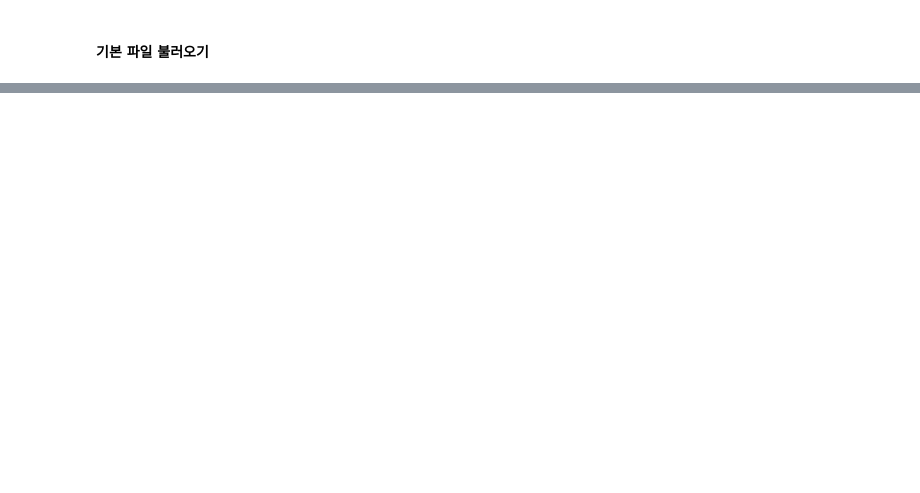
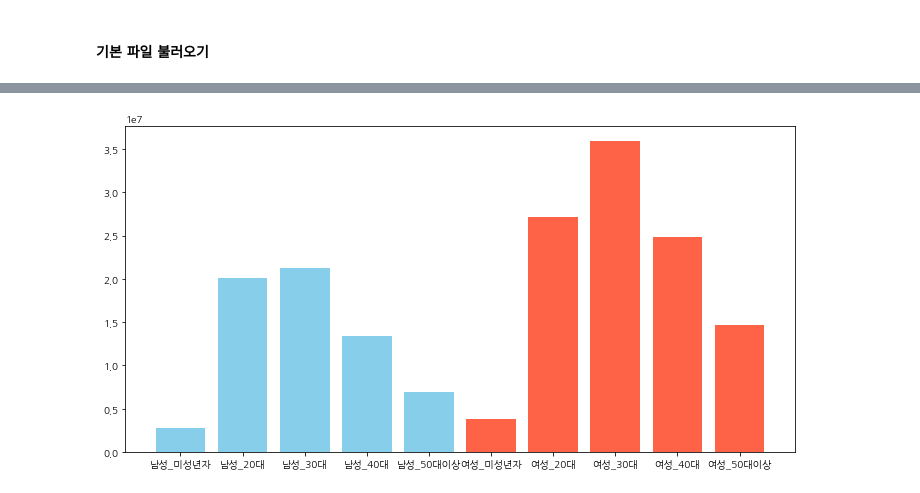
Before and after one commit to jayz0417/EDA_PROJECT, a Jupyter notebook: analysis_hypothesis_1.ipynb, the cells around one changed output, grey strips where cells are left out. Saved outputs shown, nothing was run; the diff lists cells and outputs as text; code cells hidden in the pictures; blank space fills up the shorter version.

```diff
--- a/analysis_hypothesis_1.ipynb
+++ b/analysis_hypothesis_1.ipynb
@@ -118,0 +203,32 @@ total_trend = pd.merge(left=total_trend, right=covid[["date", "daycnt"]],
+# %%
+#개별 데이터 프레임에 함수를 적용하고
+
+df_m_kid = preprocess(m_kid)
+df_m_20 = preprocess(m_20)
+df_m_30 = preprocess(m_30)
+df_m_40 = preprocess(m_40)
+df_m_senior = preprocess(m_senior)
+df_f_kid = preprocess(f_kid)
+df_f_20 = preprocess(f_20)
+df_f_30 = preprocess(f_30)
+df_f_40 = preprocess(f_40)
+df_f_senior = preprocess(f_senior)
+# %%
+#df_total이라는 데이터 프레임으로 합치기
+
+df_total = pd.DataFrame()
+df_total = pd.merge(left=df_m_kid, right=df_m_20, how="outer", on=["date", "level_1"] )
+df_total = pd.merge(left=df_total, right=df_m_30, how="outer", on=["date", "level_1"] )
+df_total = pd.merge(left=df_total, right=df_m_40, how="outer", on=["date", "level_1"] )
+df_total = pd.merge(left=df_total, right=df_m_senior, how="outer", on=["date", "level_1"] )
+df_total = pd.merge(left=df_total, right=df_f_kid, how="outer", on=["date", "level_1"] )
+df_total = pd.merge(left=df_total, right=df_f_20, how="outer", on=["date", "level_1"] )
+df_total = pd.merge(left=df_total, right=df_f_30, how="outer", on=["date", "level_1"] )
+df_total = pd.merge(left=df_total, right=df_f_40, how="outer", on=["date", "level_1"] )
+df_total = pd.merge(left=df_total, right=df_f_senior, how="outer", on=["date", "level_1"] )
+
+#컬럼명 재설정
+df_total.columns = ["date", "cate_5", "남성_미성년자", "남성_20대", "남성_30대", "남성_40대", "남성_50대이상",
+            "여성_미성년자", "여성_20대", "여성_30대", "여성_40대", "여성_50대이상"]
+# %%
+df_total["date"] = df_total["date"].astype(str)
@@ -118,0 +238,3 @@ total_trend = pd.merge(left=total_trend, right=covid[["date", "daycnt"]],
+# %%
+nut_total = df_total[df_total["cate_5"].isin(nut_list)]
+food_total = df_total[df_total["cate_5"].isin(food_list)]
@@ -118,0 +248,9 @@ total_trend = pd.merge(left=total_trend, right=covid[["date", "daycnt"]],
+# %%
+#영양제
+plt.figure(figsize = (12, 6))
+plt.bar(list(nut_total.columns[2:7]), nut_total.iloc[:,2:7].sum(axis = 0), color = "skyblue") #남성의 영양제 총검색량
+plt.bar(list(nut_total.columns[7:]), nut_total.iloc[:,7:].sum(axis = 0), color = "tomato") #여성의 영양제 총검색량
+
+plt.show()
+# %% [output]
+[figure, added]
```
Also changed, not shown: parts of 93 cells of this notebook.
